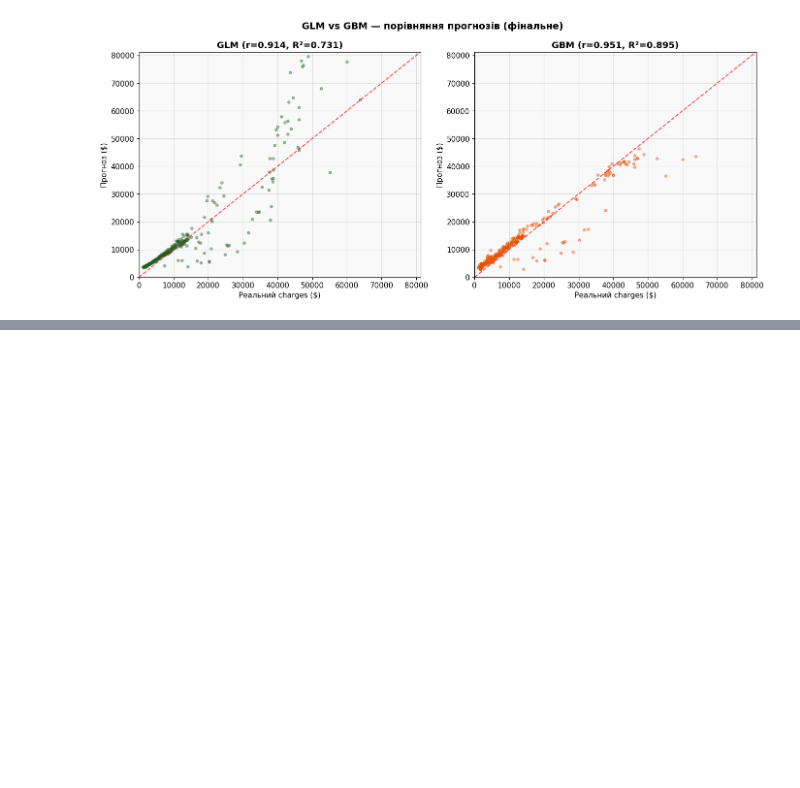
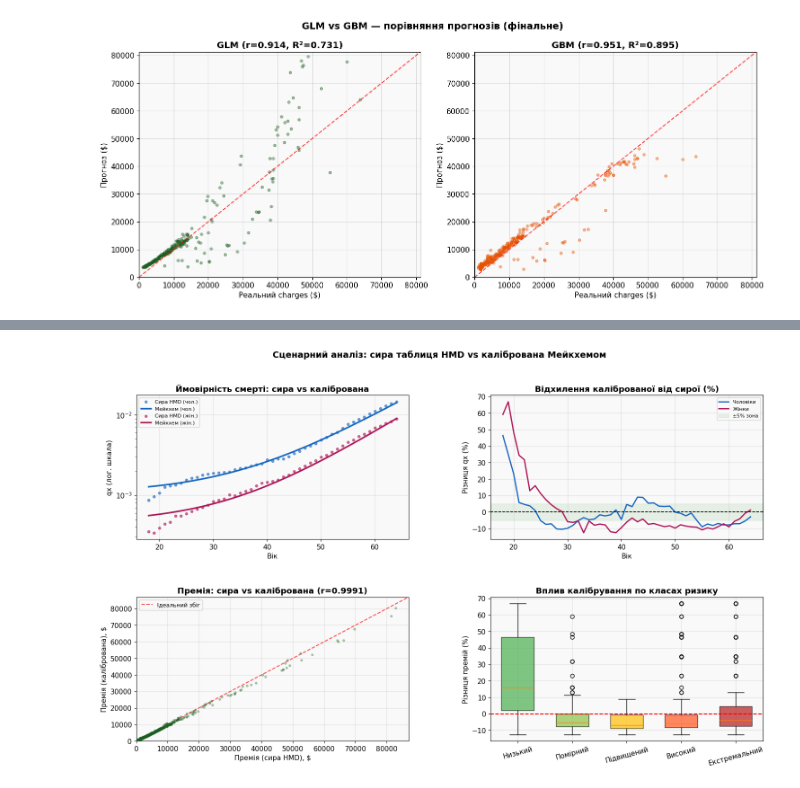
Before and after one commit to Washizuu/Insurance-Charges-Prediction, a Jupyter notebook: CW_new.ipynb, the cells around one changed output, grey strips where cells are left out. Drawn from its saved outputs; the diff is of its cells as text; code cells hidden in the pictures; blank space fills up the shorter version.

```diff
--- a/CW_new.ipynb
+++ b/CW_new.ipynb
@@ -2397,0 +2995,17 @@ plt.show()
+# %%
+print(f"\n  Середня різниця премій по класах ризику:")
+print(f"\n  {'Клас':>14}  {'Премія HMD':>12}  {'Премія каліб':>13}  "
+      f"{'Δ $':>10}  {'Δ %':>8}")
+print(f"  {'-'*62}")
+
+ORDER = ['Низький', 'Помірний', 'Підвищений', 'Високий', 'Екстремальний']
+
+for cls in ORDER:
+    mask = valid['risk_class'] == cls
+    if mask.sum() > 0:
+        avg_raw   = valid.loc[mask, 'premium_raw'].mean()
+        avg_calib = valid.loc[mask, 'premium_calib'].mean()
+        delta     = avg_calib - avg_raw
+        delta_pct = delta / avg_raw * 100 if avg_raw > 0 else 0
+        print(f"  {cls:>14}  ${avg_raw:>11,.0f}  ${avg_calib:>12,.0f}  "
+              f"${delta:>+9,.0f}  {delta_pct:>+7.2f}%")
@@ -2397,0 +3022,72 @@ plt.show()
+# %%
+fig = plt.figure(figsize=(18, 10))
+fig.suptitle('Сценарний аналіз: сира таблиця HMD vs калібрована Мейкхемом',
+             fontsize=14, fontweight='bold')
+
+gs = gridspec.GridSpec(2, 2, figure=fig, hspace=0.4, wspace=0.3)
+
+# ── 1. qx: сира vs калібрована (лог. шкала) ───────────────
+ax = fig.add_subplot(gs[0, 0])
+ax.scatter(ages_range, qx_raw_m, s=15, alpha=0.6, color='#1565C0',
+           label='Сира HMD (чол.)', zorder=3)
+ax.plot(ages_range, qx_calib_m, color='#1565C0', lw=2.5,
+        label='Мейкхем (чол.)')
+ax.scatter(ages_range, qx_raw_f, s=15, alpha=0.6, color='#AD1457',
+           label='Сира HMD (жін.)', zorder=3)
+ax.plot(ages_range, qx_calib_f, color='#AD1457', lw=2.5,
+        label='Мейкхем (жін.)')
+ax.set_yscale('log')
+ax.set_xlabel('Вік')
+ax.set_ylabel('qx (лог. шкала)')
+ax.set_title('Ймовірність смерті: сира vs калібрована', fontweight='bold')
+ax.legend(fontsize=8)
+
+# ── 2. Різниця qx (%) по віку ─────────────────────────────
+ax = fig.add_subplot(gs[0, 1])
+diff_pct_m = (qx_calib_m - qx_raw_m) / qx_raw_m * 100
+diff_pct_f = (qx_calib_f - qx_raw_f) / qx_raw_f * 100
+ax.plot(ages_range, diff_pct_m, color='#1565C0', lw=2,
+        label='Чоловіки')
+ax.plot(ages_range, diff_pct_f, color='#AD1457', lw=2,
+        label='Жінки')
+ax.axhline(0, color='black', lw=1.2, ls='--')
+ax.axhspan(-5, 5, alpha=0.08, color='green', label='±5% зона')
+ax.set_xlabel('Вік')
+ax.set_ylabel('Різниця qx (%)')
+ax.set_title('Відхилення каліброваної від сирої (%)', fontweight='bold')
+ax.legend(fontsize=8)
+
+# ── 3. Премія: сира vs калібрована (scatter) ──────────────
+ax = fig.add_subplot(gs[1, 0])
+ax.scatter(valid['premium_raw'], valid['premium_calib'],
+           alpha=0.3, s=10, color='#1B5E20', zorder=3)
+lim = max(valid['premium_raw'].max(), valid['premium_calib'].max()) * 1.05
+ax.plot([0, lim], [0, lim], 'r--', lw=1.5, alpha=0.7,
+        label='Ідеальний збіг')
+r_val = np.corrcoef(valid['premium_raw'], valid['premium_calib'])[0, 1]
+ax.set_xlabel('Премія (сира HMD), $')
+ax.set_ylabel('Премія (калібрована), $')
+ax.set_title(f'Премія: сира vs калібрована (r={r_val:.4f})',
+             fontweight='bold')
+ax.legend(fontsize=9)
+ax.set_xlim(0, lim); ax.set_ylim(0, lim)
+
+# ── 4. Різниця премій по класах ризику ────────────────────
+ax = fig.add_subplot(gs[1, 1])
+PAL = {'Низький':'#4CAF50', 'Помірний':'#8BC34A',
+       'Підвищений':'#FFC107', 'Високий':'#FF5722',
+       'Екстремальний':'#B71C1C'}
+
+diff_cls = [valid[valid['risk_class']==c]['premium_diff_pct'].values
+            for c in ORDER]
+bp = ax.boxplot(diff_cls, tick_labels=ORDER, patch_artist=True, widths=0.6)
+for patch, c in zip(bp['boxes'], ORDER):
+    patch.set_facecolor(PAL[c]); patch.set_alpha(0.7)
+ax.axhline(0, color='red', lw=1.5, ls='--')
+ax.set_ylabel('Різниця премій (%)')
+ax.set_title('Вплив калібрування по класах ризику', fontweight='bold')
+ax.tick_params(axis='x', rotation=15)
+
+plt.show()
+# %% [output]
+[figure, added]
```
Also changed, not shown: parts of 17 cells of this notebook.
